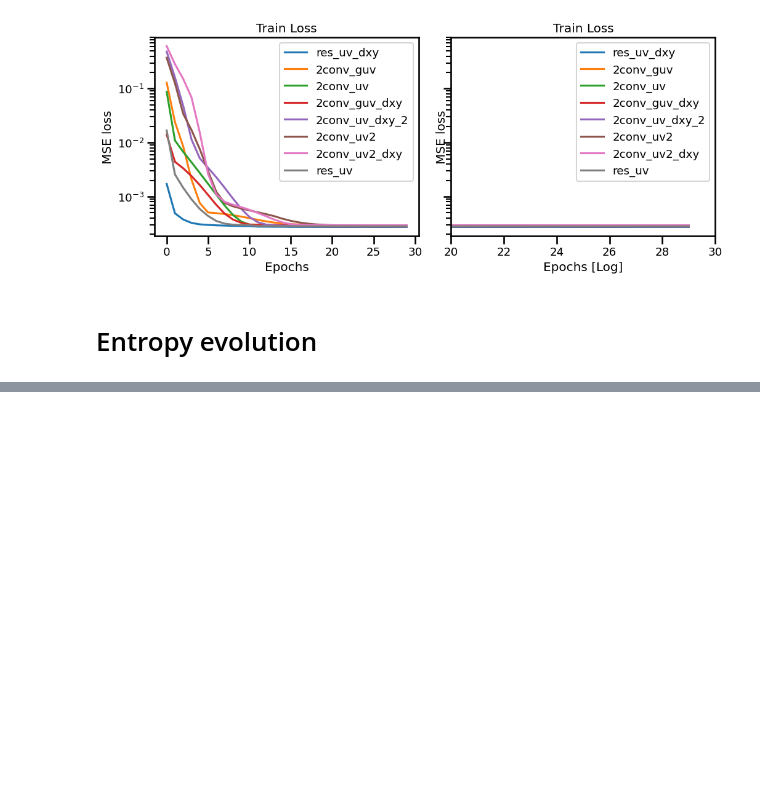
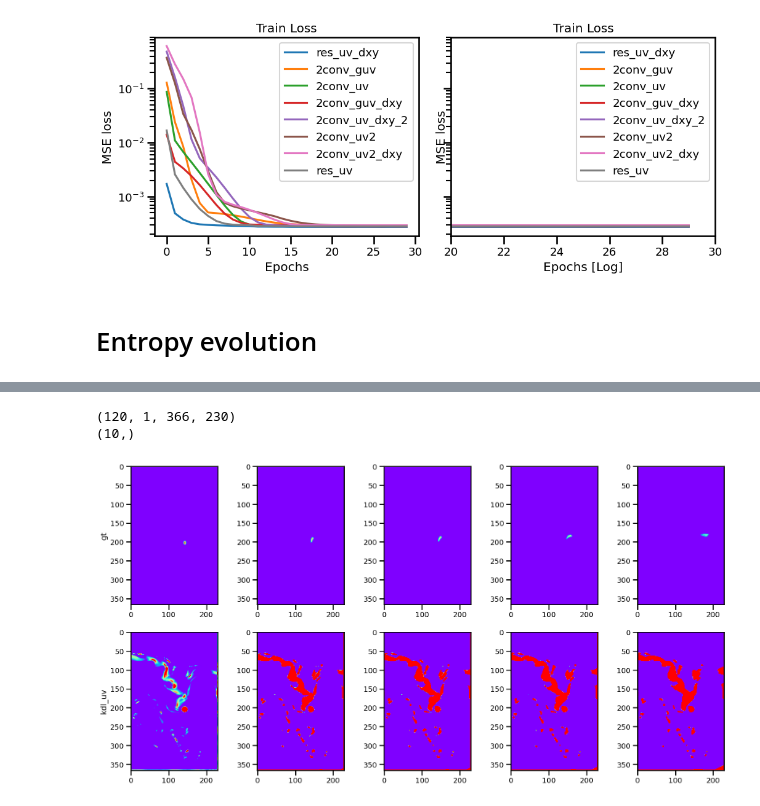
Before and after one commit to aelaouni/mldrop_notebooks, a Jupyter notebook: MLdrop_06jul.ipynb, the cells around one changed output, grey strips where cells are left out. Drawn from its saved outputs; the diff is of its cells as text; code cells hidden in the pictures; blank space fills up the shorter version.

```diff
--- a/MLdrop_06jul.ipynb
+++ b/MLdrop_06jul.ipynb
@@ -460,0 +504,42 @@ plt.show()
+# %%
+import myfuncts
+
+
+ds  =myfuncts.load_kdl()
+
+#ds=myfuncts.load_5d()
+#ds[1][-1,2,:,:]
+
+print(ds[1].shape)
+
+simulations=['gt', 'kdl_uv']
+ds
+mmax=1
+l=0
+k=23
+fig, axs = plt.subplots(ncols=5, nrows=2, figsize=(20,10))
+axs = axs.ravel()
+print(axs.shape)
+j=0
+# def demo_plot_and_yield():
+indices=[0,3,4,6,11]
+days=[1,2,3,4,5]
+for iax, i  in zip(axs, range(70)):
+    j=indices[i%5]
+    l=int(i/5)
+    #print(l,j)
+
+    #ind = np.unravel_index(np.argmax(ds[l][-1,j,:,:], axis=None), ds[l][-1,j,:,:].shape)
+    iax.imshow(ds[l][j,-1,:,:],
+                   cmap=cm.rainbow, vmin=0, vmax=mmax)
+    if i%5==0 :
+        iax.set_ylabel(simulations[l])
+    if l>4:
+        iax.set_xlabel('day ' + str(int(i%5+1)))
+
+
+plt.show()
+# %% [output]
+(120, 1, 366, 230)
+(10,)
+[figure, added]
```
Also changed, not shown: parts of 4 cells of this notebook.
